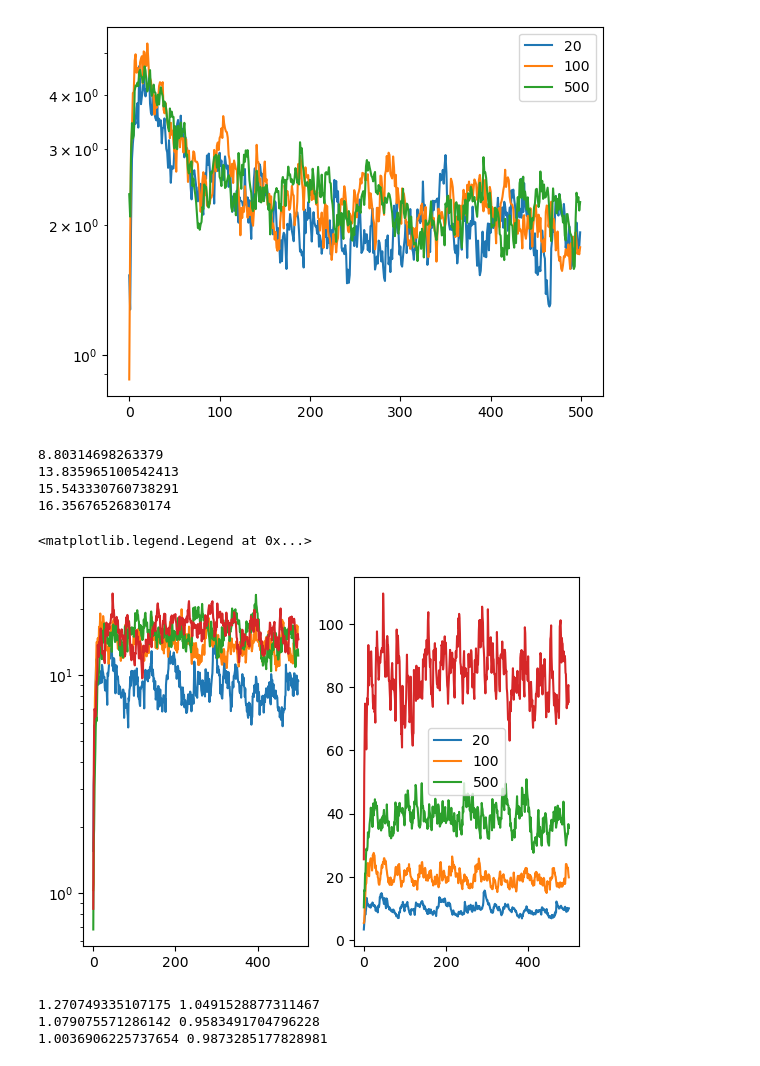
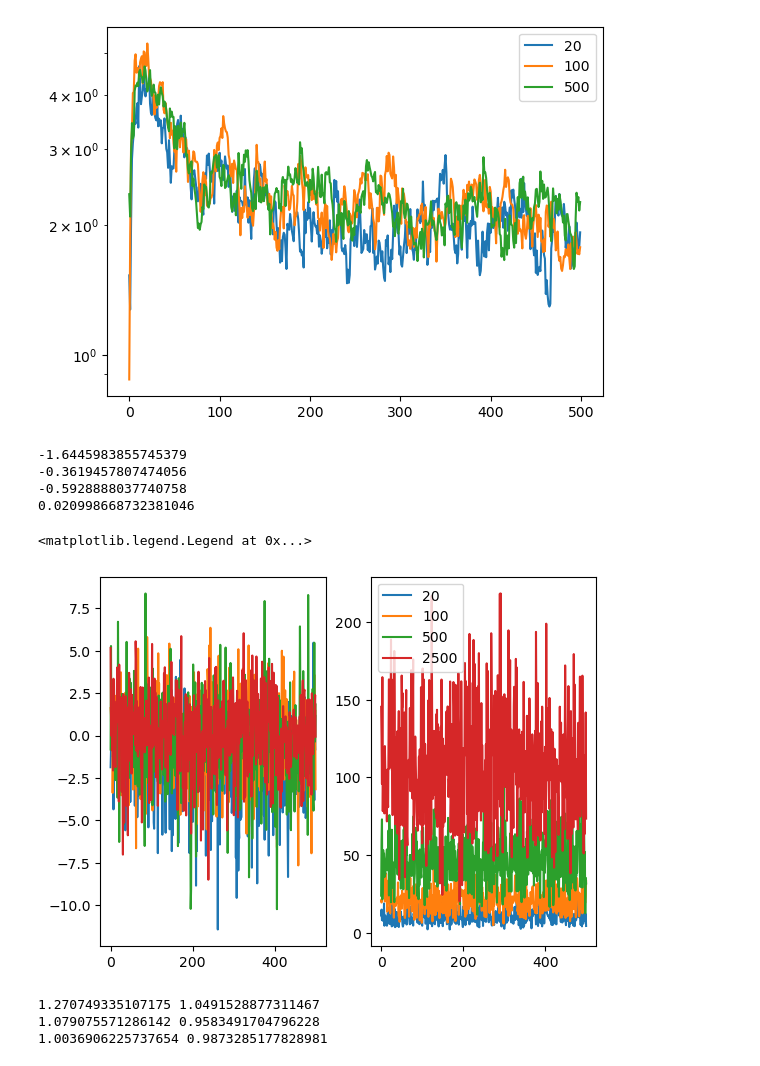
Before and after one commit to lucmonl/mlopt, a Jupyter notebook: notebook/test.ipynb, the cells around one changed output. Cells and saved outputs as stored; diff of their text form; code cells hidden in the pictures.

```diff
--- a/notebook/test.ipynb
+++ b/notebook/test.ipynb
@@ -374,35 +374,39 @@ plt.legend([20, 100, 500])
 [figure]
 # %%
 for d in [20, 100,500,2500]:
+    grad_pred = np.random.randn(d) * 1 / np.sqrt(d)
+    #grad_pred = np.ones(d)/ np.sqrt(d)
     sketch_d = 5
     base_g = (np.ones(d)) / np.sqrt(d)
     m, v = 0, 0
     l1norm = []
     l1norm_v = []
     for i in range(500):
         g_iter = base_g + np.random.randn(d) * 0.2 / np.sqrt(d)
         R = np.random.randn(sketch_d, d)
         R2 = np.random.randn(sketch_d, d)
-        m = 0.9 * m + 0.1 * R.T @ (R @ g_iter)
+        m = 0.01 * m + 0.99 * R.T @ (R @ g_iter)
         v = 0.99 * v + 0.01 * R2.T @ (R2 @ g_iter**2) #(R2.T @ (R2 @ g_iter)) ** 2
-        update = m / np.sqrt(v + 0.1)
+        #update = m / np.sqrt(v + 0.1)
+        update = m
 
-        l1norm.append(update @ g_iter)
+        l1norm.append((update @ grad_pred))
         l1norm_v.append(np.linalg.norm(update))
     plt.subplot(1,2,1)
-    plt.semilogy(l1norm)
+    #plt.semilogy(l1norm)
+    plt.plot(l1norm)
     plt.subplot(1,2,2)
     plt.plot(l1norm_v)
     print(np.mean(l1norm[200:]))
 #plt.plot(l1norm_v)
-plt.legend([20, 100, 500])
+plt.legend([20, 100, 500, 2500])
 # %% [output]
-8.80314698263379
-13.835965100542413
-15.543330760738291
-16.35676526830174
+-1.6445983855745379
+-0.3619457807474056
+-0.5928888037740758
+0.020998668732381046
 <matplotlib.legend.Legend at 0x...>
-[figure, old version]
+[figure, new version]
 # %%
 import numpy as np
 
```
Also changed, not shown: 6 other files.
